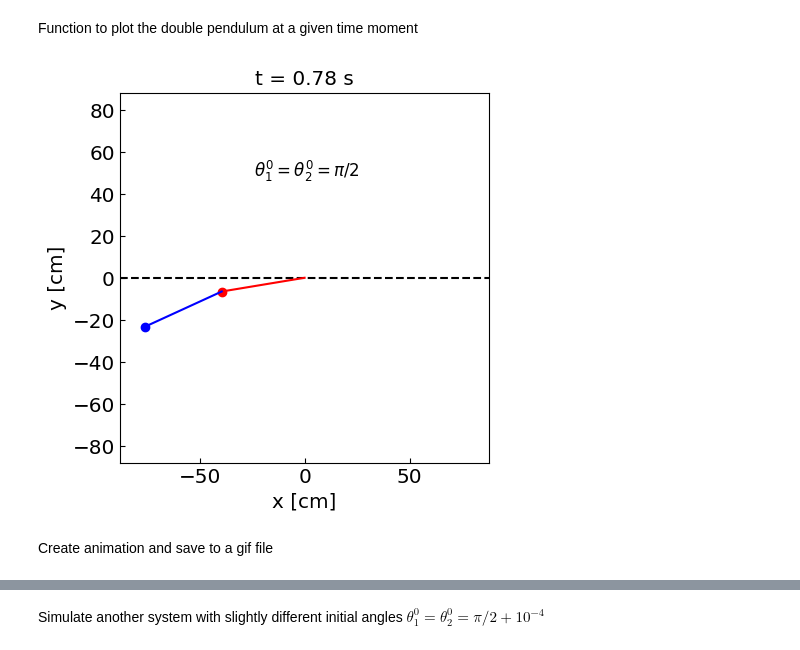
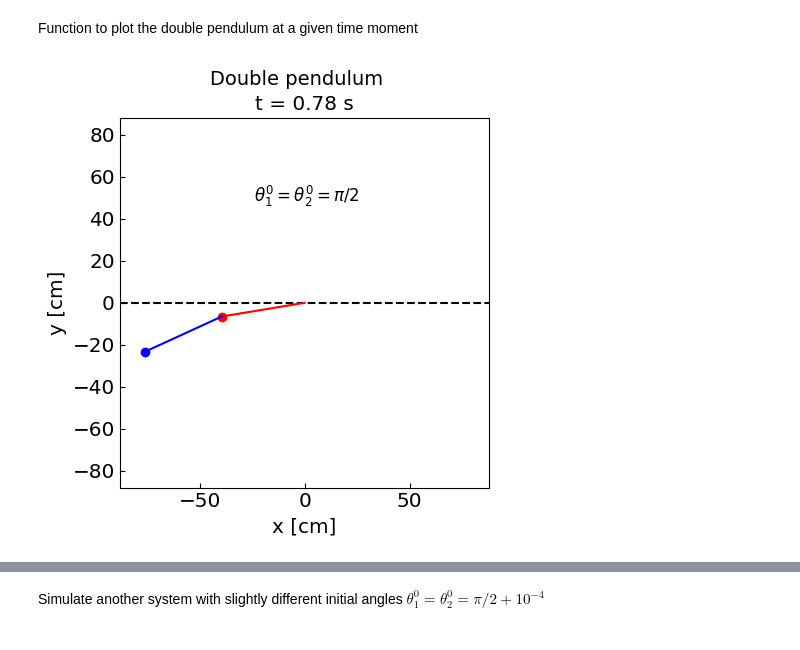
Before and after one commit to vlvovch/PHYS6350-ComputationalPhysics, a Jupyter notebook: code/7_OrdinaryDifferentialEquations/DoublePendulumAnimate.ipynb, the cells around one changed output, grey strips where cells are left out. Cells and saved outputs as stored; diff of their text form; code cells hidden in the pictures.

Commit message:
Add double pendulum animation

```diff
--- a/code/7_OrdinaryDifferentialEquations/DoublePendulumAnimate.ipynb
+++ b/code/7_OrdinaryDifferentialEquations/DoublePendulumAnimate.ipynb
@@ -276,8 +276,8 @@ def double_pendulum_plot(cx,ct, axis, labelini = "${\\theta_1^0 = \\theta_2^0 =
 # %%
 fig, ax = plt.subplots()
 ax.clear()
 double_pendulum_plot(qs[31], ts[31], ax)
+fig.suptitle("Double pendulum", fontsize = 14)
+plt.show()
 # %% [output]
-[figure, old version]
+[figure, new version]
-# %% [markdown]
-Create animation and save to a gif file
```
Also changed, not shown: parts of 4 cells of this notebook, 1 other file.
